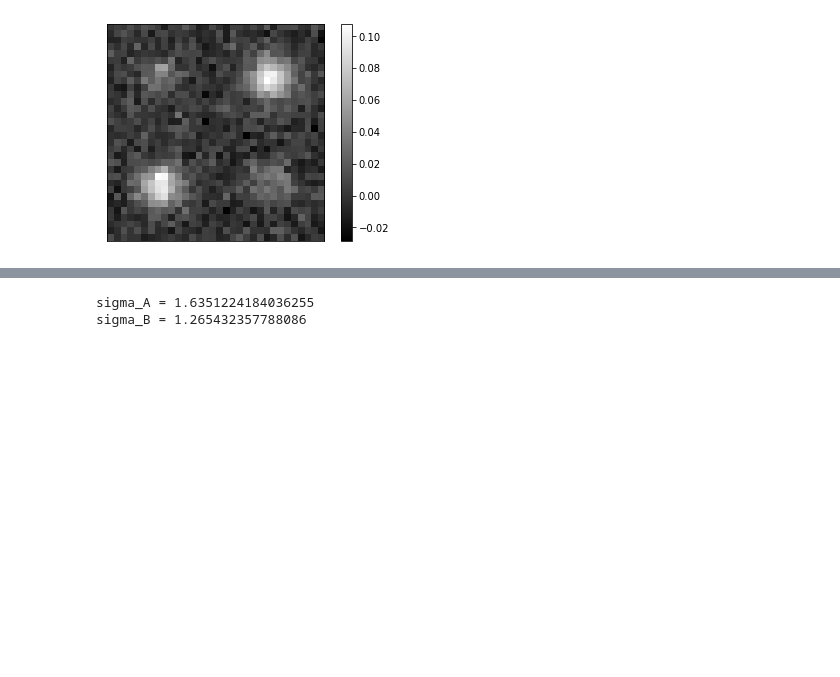
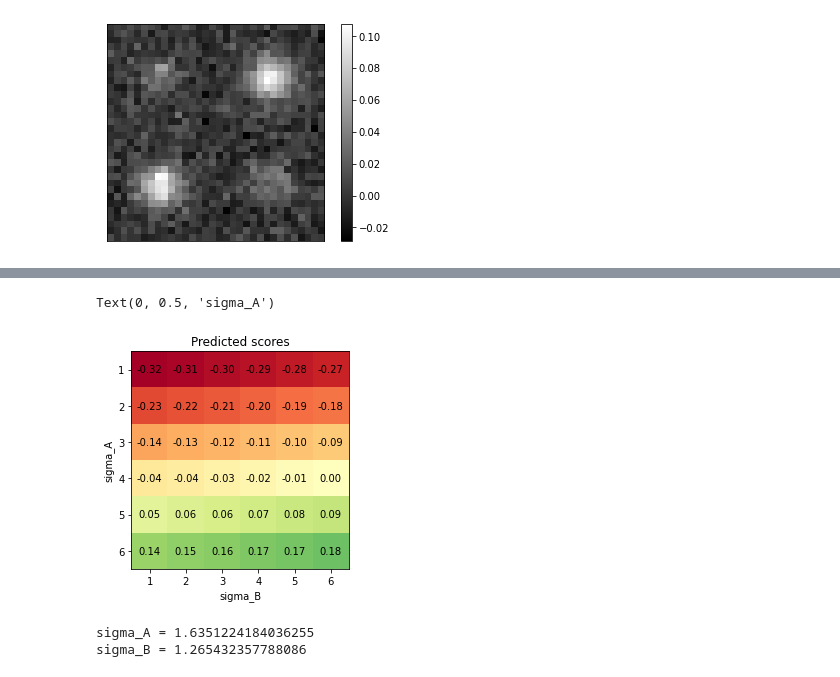
Before and after one commit to jensenhwa/NMA-GAN, a Jupyter notebook: nma_gan_vspace.ipynb, the cells around one changed output, grey strips where cells are left out. Saved outputs shown, nothing was run; the diff lists cells and outputs as text; code cells hidden in the pictures; blank space fills up the shorter version.

```diff
--- a/nma_gan_vspace.ipynb
+++ b/nma_gan_vspace.ipynb
@@ -62,21 +62,21 @@ from nma_gan import encoder, discriminator_loss, generator_loss, run_v_gan
 from torch import nn
 from torch.utils.data import DataLoader
 
-device="cpu"
-
-D2 = discriminator2v().to(device)
-D3 = discriminator3v().to(device)
+device="cuda"
+batch = 512
+D2 = discriminator2v(v_len=10).to(device)
+D3 = discriminator3v(v_len=10).to(device)
 
 ENC = encoder(final_activation="none").to(device)
-FF = nn.Linear(100, 1).to(device)
+FF = nn.Linear(10, 1).to(device)
 
-data_train = ToyData()
-loader_train = DataLoader(data_train, batch_size=128,
-                          shuffle=True, drop_last=True, num_workers=2)
+data_train = ToyData(device=device, N=1024)
+loader_train = DataLoader(data_train, batch_size=batch,
+                          shuffle=True, drop_last=True)
 
 D_solver = get_optimizer(nn.ModuleList([D2, D3]))
 G_solver = get_optimizer(nn.ModuleList([ENC, FF]))
 
 D2, D3, ENC, FF = run_v_gan(loader_train, D2, D3, ENC, FF, D_solver, G_solver, discriminator_loss,
-                      device, show_every=1, num_epochs=20, l=32)
+                      device, batch_size=batch, show_every=50, num_epochs=150, l=100)
 # %% [output]
@@ -158,3 +160,25 @@ G = nn.Sequential(ENC, FF)
+# %%
+from datasets import toy_data
+G = nn.Sequential(ENC, FF)
+data = toy_data.full_toy_data(device=device)
+# data += torch.normal(0, 0.01, size=(6, 6, 32, 32), device=device)
+preds = G(data.view(-1, 1, 32, 32)).reshape(6, 6)
+scale = max(torch.abs(torch.min(preds)), torch.abs(torch.max(preds)))
+fig, ax = plt.subplots()
+im = ax.imshow(preds.detach().cpu().numpy(), cmap="RdYlGn", vmin=-scale, vmax=scale)
+
+ax.set_xticks(np.arange(preds.shape[1]), labels=np.arange(preds.shape[1]) + 1)
+ax.set_yticks(np.arange(preds.shape[0]), labels=np.arange(preds.shape[0]) + 1)
+for i in range(preds.shape[0]):
+    for j in range(preds.shape[1]):
+        text = ax.text(j, i, f"{preds[i, j]:0.2f}",
+                       ha="center", va="center", color="k")
+ax.set_title("Predicted scores")
+ax.set_xlabel('sigma_B')
+ax.set_ylabel('sigma_A')
+# %% [output]
+Text(0, 0.5, 'sigma_A')
+[figure, added]
 # %%
 print(f"sigma_A = {data_train.mf[2].item()}\nsigma_B = {data_train.cf[2].item()}")
 # %% [output]
```
Also changed, not shown: parts of 16 cells of this notebook, 2 other files.
